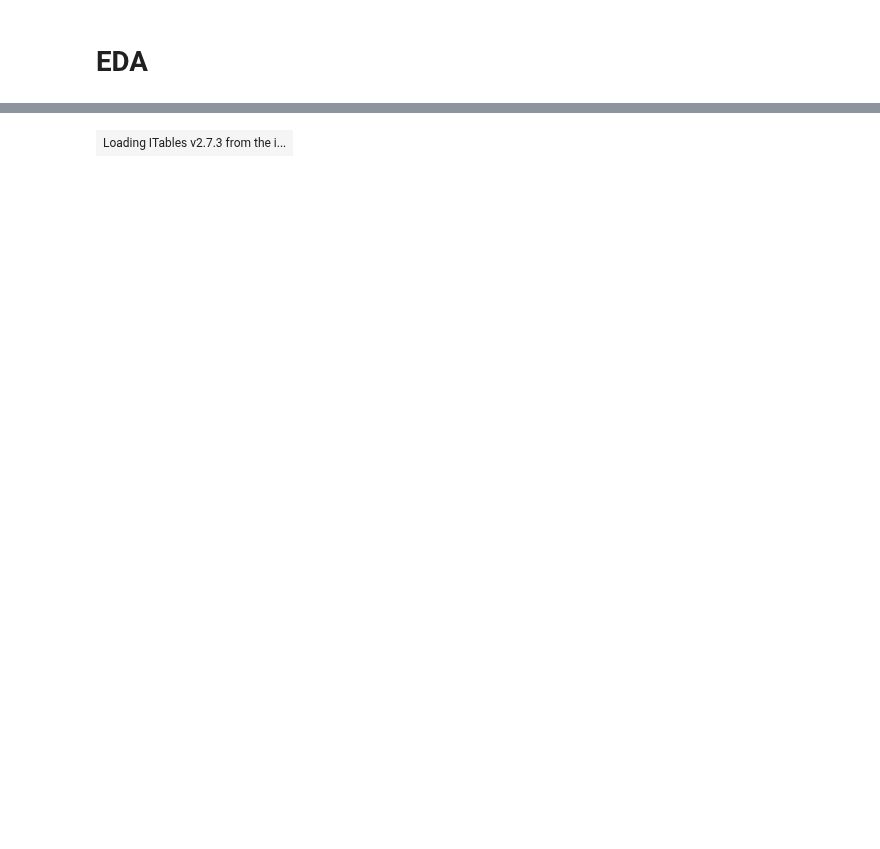
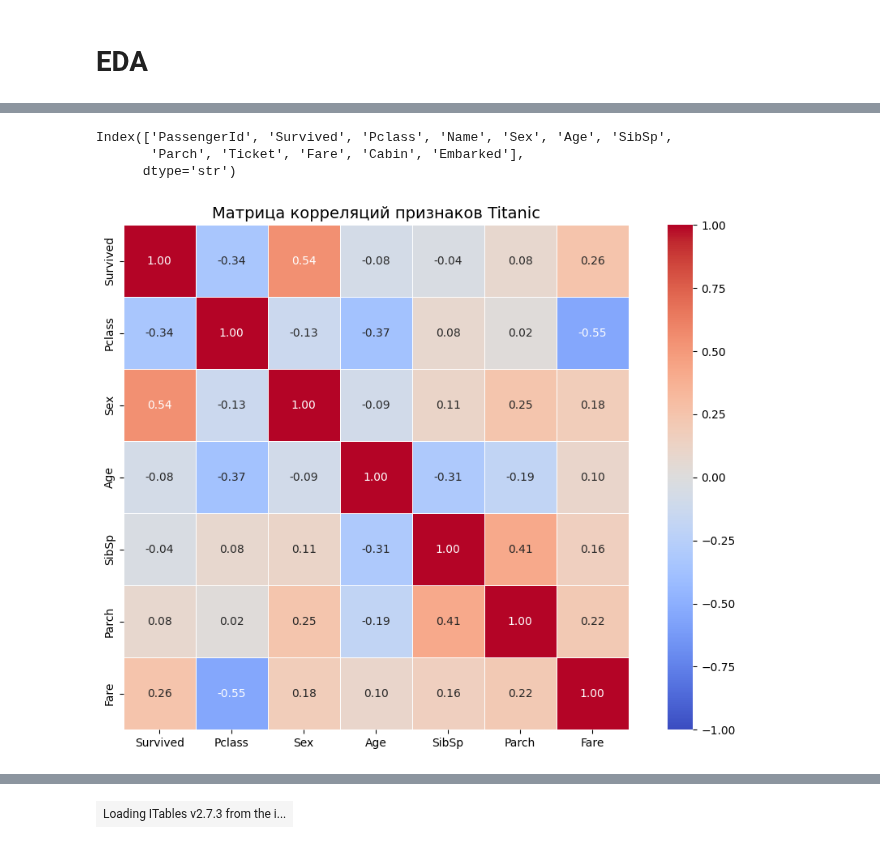
Before and after one commit to ArtemBlackOps/titanik-project, a Jupyter notebook: eda.ipynb, the cells around one changed output, grey strips where cells are left out. Drawn from its saved outputs; the diff is of its cells as text; code cells hidden in the pictures; blank space fills up the shorter version.

```diff
--- a/eda.ipynb
+++ b/eda.ipynb
@@ -81,10 +97,3 @@ train = pd.read_csv(r'C:\jupyter\kaggle\titanik\train.csv')
 test = pd.read_csv(r'C:\jupyter\kaggle\titanik\test.csv')
 # %% [markdown]
 ![image-2.png](attachment:image-2.png)
-# %%
-train = train[['PassengerId', 'Pclass', 'Name', 'Sex', 'Age', 'SibSp', 'Parch', 'Ticket', 'Fare', 'Cabin', 'Embarked', 'Survived']]
-
-df = test.merge(gender_submission, on='PassengerId', how='inner')
-
-dataframe = pd.concat([train, df], axis=0, ignore_index=True)
-dataframe
@@ -171,0 +143,34 @@ plt.show()
+# %%
+train.columns
+# %% [output]
+Index(['PassengerId', 'Survived', 'Pclass', 'Name', 'Sex', 'Age', 'SibSp',
+       'Parch', 'Ticket', 'Fare', 'Cabin', 'Embarked'],
+      dtype='str')
+# %%
+# Кодируем пол в числовой вид (female = 1, male = 0) для корреляции
+df_corr = train.copy()
+df_corr['Sex'] = df_corr['Sex'].map({'female': 1, 'male': 0})
+
+# Выбираем только числовые колонки
+numeric_cols = ['Survived', 'Pclass', 'Sex', 'Age', 'SibSp', 'Parch', 'Fare']
+corr_matrix = df_corr[numeric_cols].corr()
+
+# Построение тепловой карты
+plt.figure(figsize=(10, 7))
+sns.heatmap(
+    corr_matrix,
+    annot=True,
+    fmt='.2f',
+    cmap='coolwarm',
+    vmin=-1,
+    vmax=1,
+    center=0,
+    linewidths=0.5,
+    square=True,
+)
+
+plt.title('Матрица корреляций признаков Titanic', fontsize=14)
+plt.tight_layout()
+plt.show()
+# %% [output]
+[figure, added]
```
Also changed, not shown: parts of 51 cells of this notebook, 2 other files.
